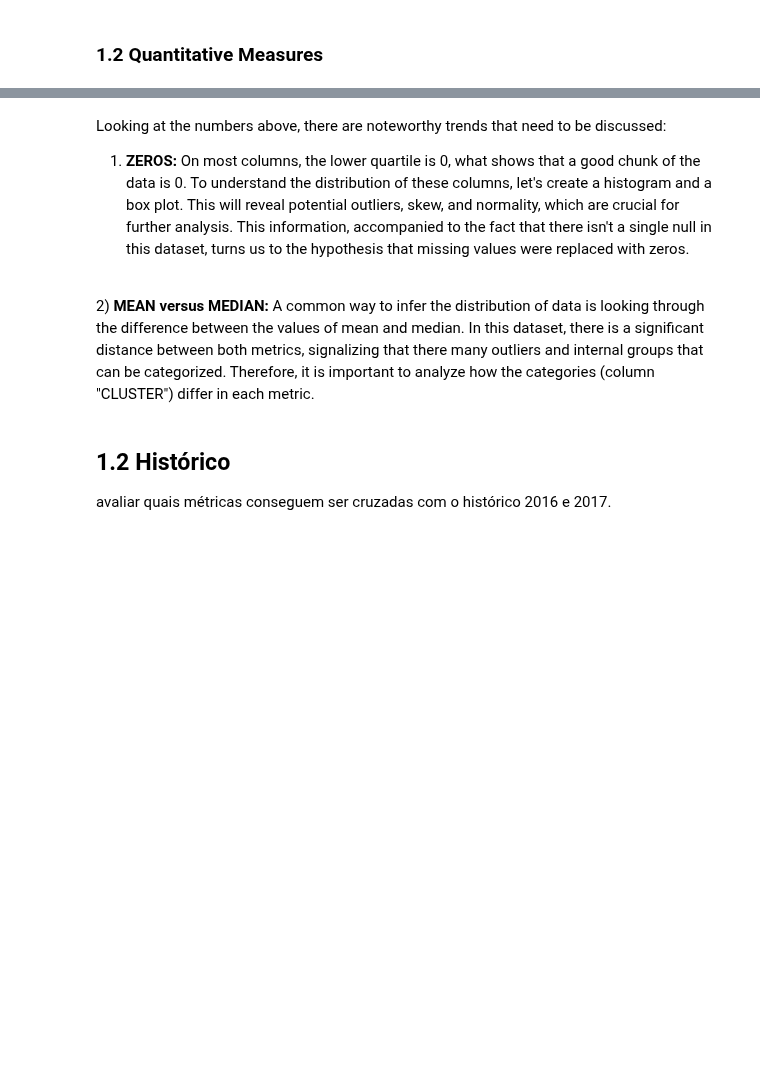
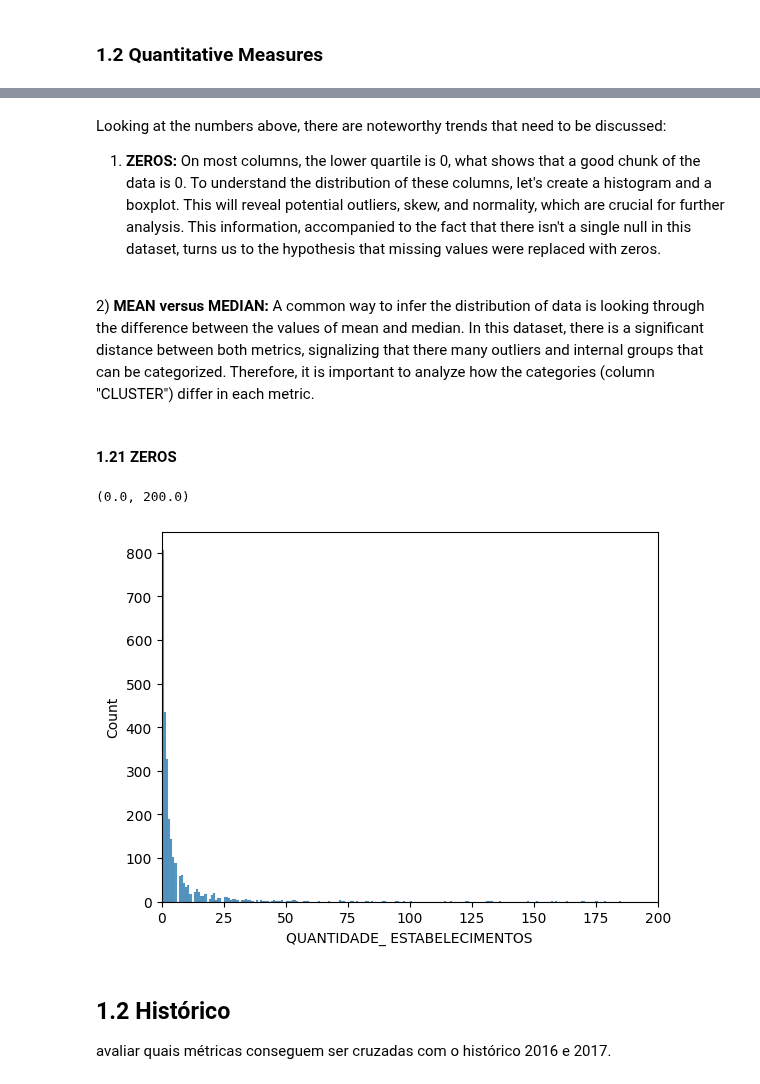
Before and after one commit to juhtolent/Brazil_Tourism, a Jupyter notebook: Exploratory Data Analysis - Tourism.ipynb, the cells around one changed output, grey strips where cells are left out. Drawn from its saved outputs; the diff is of its cells as text; code cells hidden in the pictures; blank space fills up the shorter version.

```diff
--- a/Exploratory Data Analysis - Tourism.ipynb
+++ b/Exploratory Data Analysis - Tourism.ipynb
@@ -133,9 +137,17 @@ df.describe()
 | max | 5.300108e+06 | 17946.000000 | 785.000000 | 1.651696e+06 | 1.347863e+07 | ... |
 # %% [markdown]
 Looking at the numbers above, there are noteworthy trends that need to be discussed:
-1) <b> ZEROS:</b> On most columns, the lower quartile is 0, what shows that a good chunk of the data is 0. To understand the distribution of these columns, let's create a histogram and a box plot. This will reveal potential outliers, skew, and normality, which are crucial for further analysis. This information, accompanied to the fact that there isn't a single null in this dataset, turns us to the hypothesis that missing values were replaced with zeros. <br>
+1) <b> ZEROS:</b> On most columns, the lower quartile is 0, what shows that a good chunk of the data is 0. To understand the distribution of these columns, let's create a histogram and a boxplot. This will reveal potential outliers, skew, and normality, which are crucial for further analysis. This information, accompanied to the fact that there isn't a single null in this dataset, turns us to the hypothesis that missing values were replaced with zeros. <br>
 <br>
 2) <b> MEAN versus MEDIAN:</b> A common way to infer the distribution of data is looking through the difference between the values of mean and median. In this dataset, there is a significant distance between both metrics, signalizing that there many outliers and internal groups that can be categorized. Therefore, it is important to analyze how the categories (column "CLUSTER") differ in each metric. <br>
+# %% [markdown]
+#### 1.21 ZEROS
+# %%
+sns.histplot(data = df,
+             x='QUANTIDADE_ ESTABELECIMENTOS').set_xlim(0,200)
+# %% [output]
+(0.0, 200.0)
+[figure, added]
 # %%
 ##boxplot de todas as métricas
 ## count 0 (possi)
```
Also changed, not shown: parts of 4 cells of this notebook.
